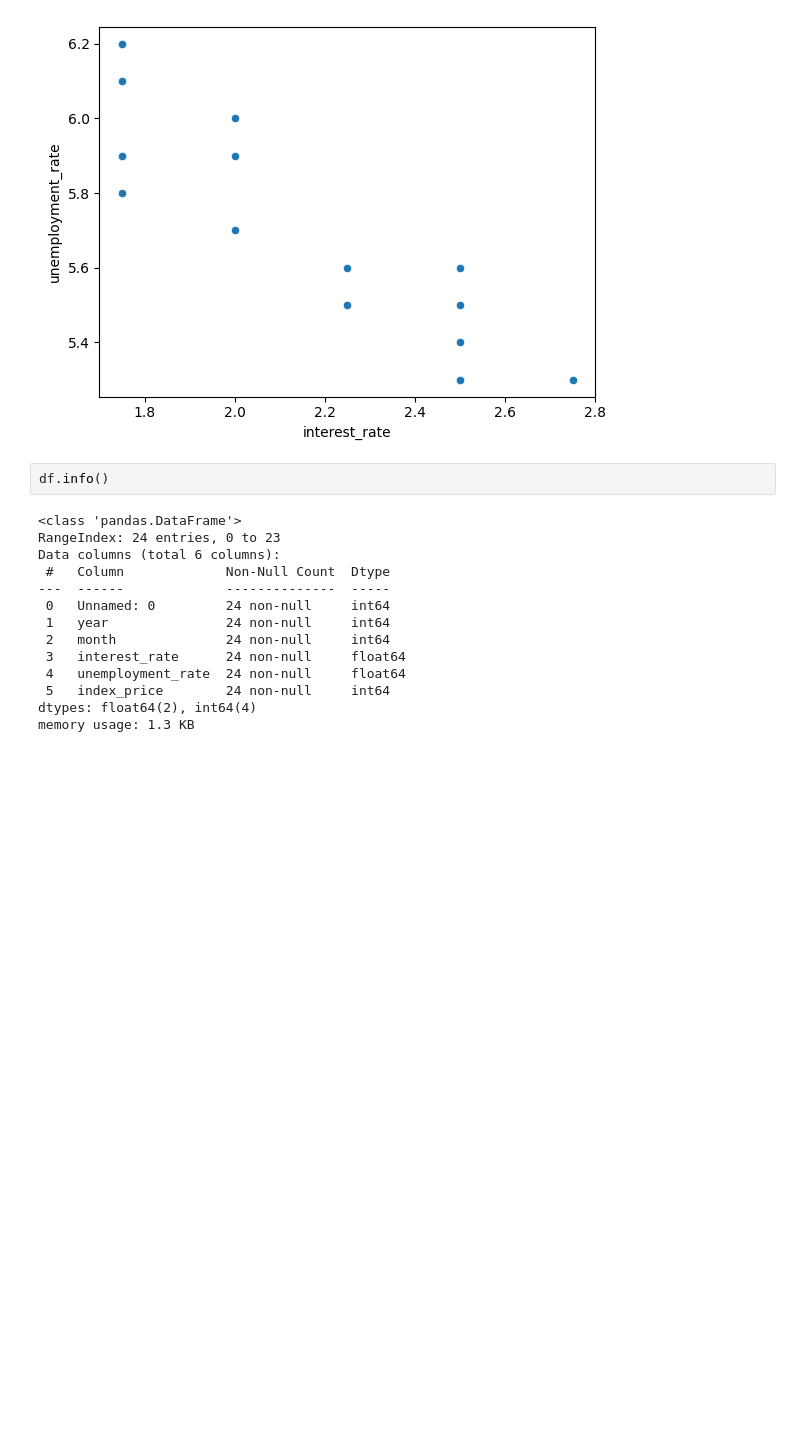
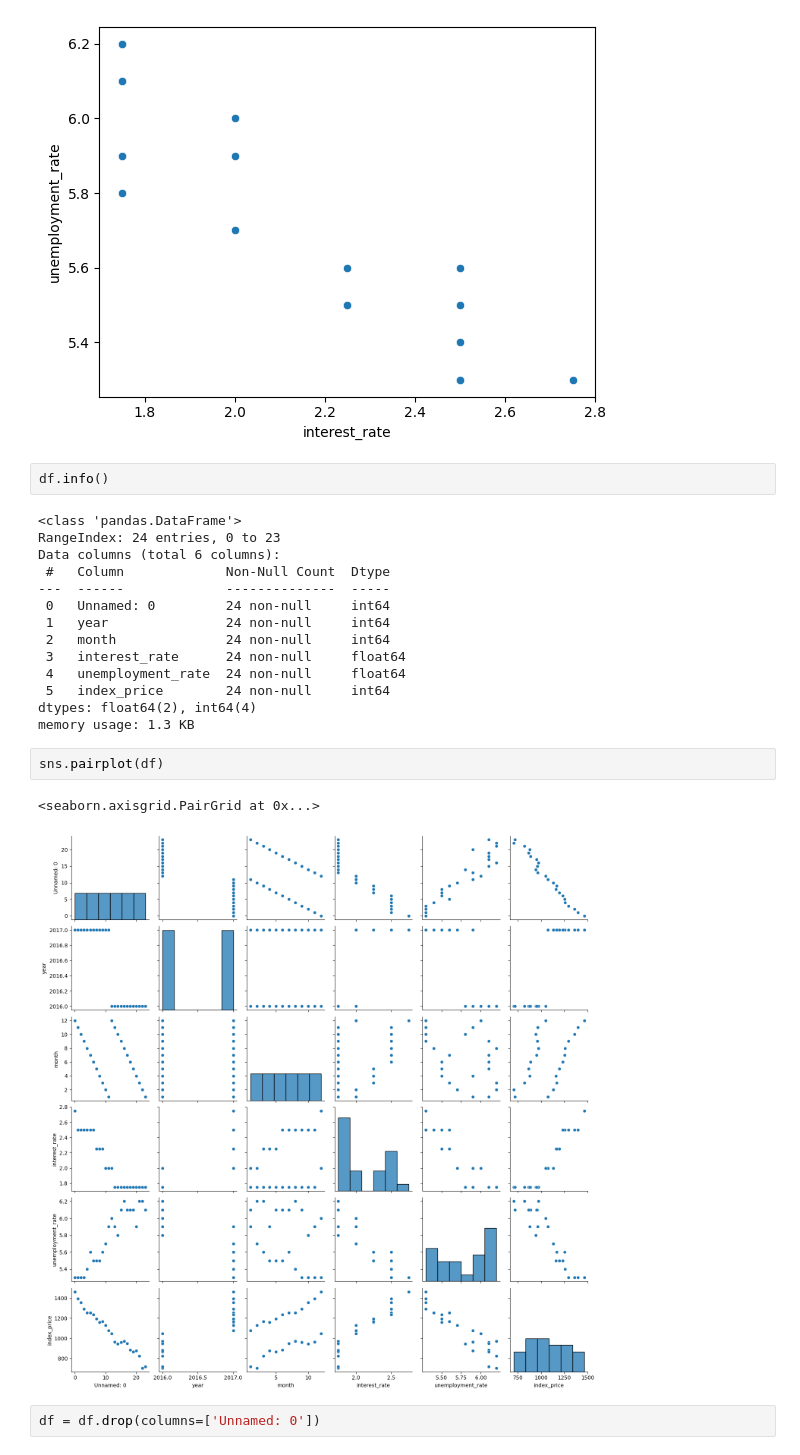
Before and after one commit to kidusw/machine_deep_learning_repo, a Jupyter notebook: linear_regression/lr1.ipynb, the cells around one changed output. Saved outputs shown, nothing was run; the diff lists cells and outputs as text; blank space fills up the shorter version.

```diff
--- a/linear_regression/lr1.ipynb
+++ b/linear_regression/lr1.ipynb
@@ -35,3 +35,10 @@ Data columns (total 6 columns):
  5   index_price        24 non-null     int64
 dtypes: float64(2), int64(4)
 memory usage: 1.3 KB
+# %%
+sns.pairplot(df)
+# %% [output]
+<seaborn.axisgrid.PairGrid at 0x...>
+[figure, added]
+# %%
+df = df.drop(columns=['Unnamed: 0'])
```
Also changed, not shown: parts of 11 cells of this notebook, 56 other files.
